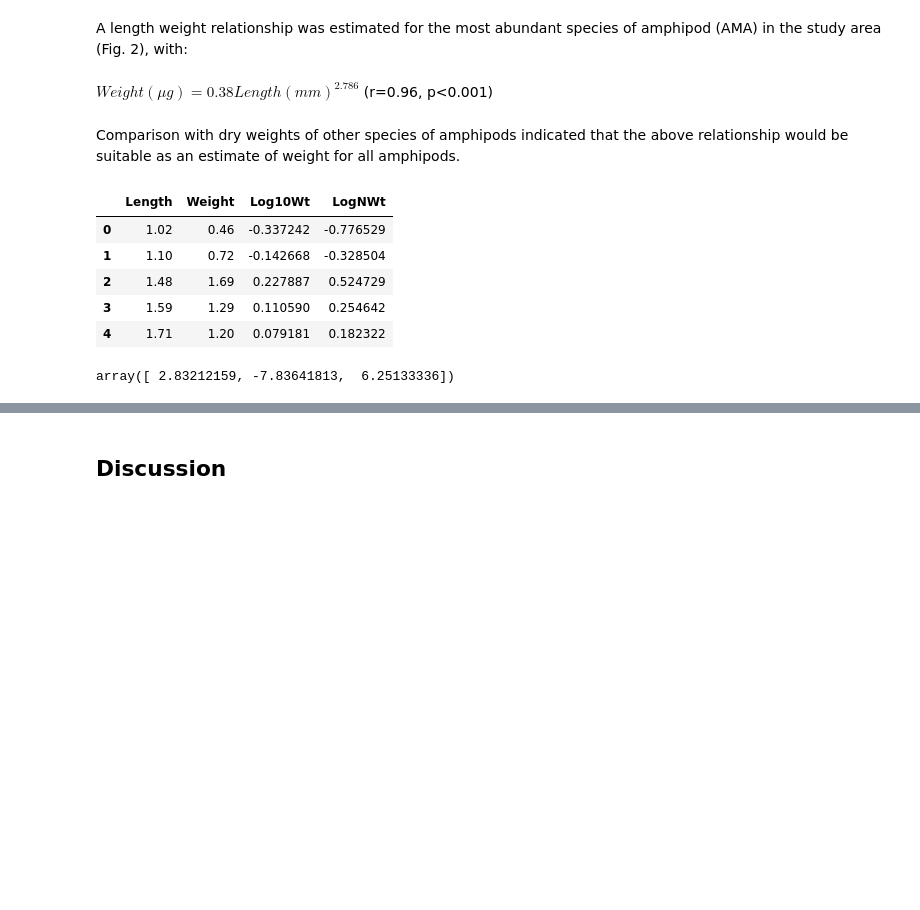
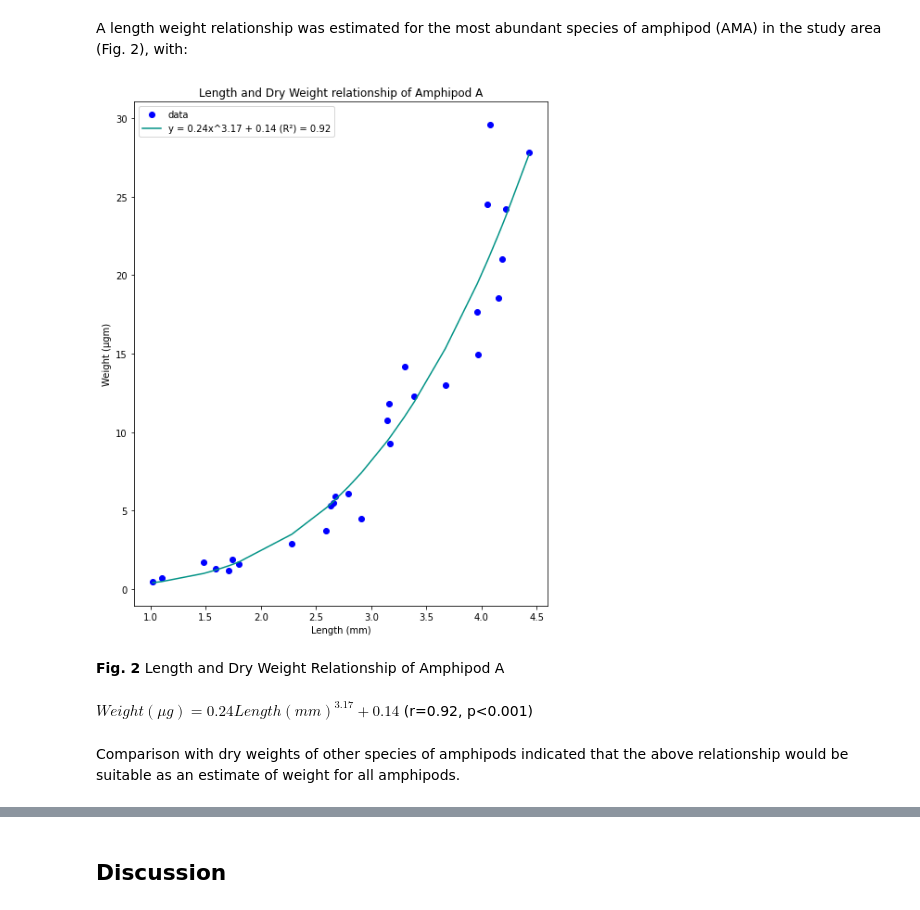
Before and after one commit to rah/optimal-size-selection, a Jupyter notebook: ipython/03. General Diet and Ontogenetic Changes in Diet.ipynb, the cells around one changed output, grey strips where cells are left out. Saved outputs shown, nothing was run; the diff lists cells and outputs as text; code cells hidden in the pictures; blank space fills up the shorter version.

Commit message:
AMA Length Weight Relationship

```diff
--- a/ipython/03. General Diet and Ontogenetic Changes in Diet.ipynb
+++ b/ipython/03. General Diet and Ontogenetic Changes in Diet.ipynb
@@ -50,32 +50,45 @@ Nematodes      | 0.19               | 0.96
 <center><b>Table 2:</b> Average dry weight and length of selected prey items.</center>
 # %% [markdown]
 A length weight relationship was estimated for the most abundant species of amphipod (AMA) in the study area (Fig. 2), with:
+# %%
+import pandas as pd
+import numpy as np
+from scipy.optimize import curve_fit
+from sklearn.metrics import r2_score
+import matplotlib.pyplot as plt
+
+# ama_length_weight = pd.DataFrame(pd.read_csv('../data/AMA_Length_Weight.csv'))
+ama_length_weight = pd.read_csv('../data/AMA_Length_Weight.csv')
+
+# Define a function to fit the data to an exponential curve
+def func_exp(x, a, b, c):
+    return a * x ** b + c
+
+def exponential_fit(x, y):
+    popt, pcov = curve_fit(func_exp, x, y)
+    fitted_eqn = "y = " + str(round(popt[0], 2)) + "x^" + str(round(popt[1], 2)) + " + " + str(round(popt[2], 2))
+
+    R2score = r2_score(y, func_exp(x, *popt))
+
+    fig = plt.figure(figsize=(8, 10))
+    plt.title("Length and Dry Weight relationship of Amphipod A")
+    plt.plot(x, y, 'o', color='blue', label='data')
+    plt.plot(x, func_exp(x, *popt), color='xkcd:teal', label = f"{fitted_eqn} (R²) = {R2score:.2f}" )
+    plt.xlabel("Length (mm)")
+    plt.ylabel("Weight (\u00B5gm)")
+    plt.legend()
+
+    plt.show()
+
+    return func_exp(x, *popt)
+
+values = exponential_fit(ama_length_weight['Length'], ama_length_weight['Weight'])
+# %% [output]
+[figure, added]
+# %% [markdown]
+
+<b>Fig. 2</b> Length and Dry Weight Relationship of Amphipod A
 # %% [markdown]
-$Weight(\mu g) = 0.38Length(mm)^{2.786} $ (r=0.96, p&lt;0.001)
+$Weight(\mu g) = 0.24Length(mm)^{3.17} + 0.14 $ (r=0.92, p&lt;0.001)
 # %% [markdown]
 Comparison with dry weights of other species of amphipods indicated that the above relationship would be suitable as an estimate of weight for all amphipods.
-# %%
-import pandas as pd
-import numpy as np
-
-# ama_length_weight = pd.DataFrame(pd.read_csv('../data/AMA_Length_Weight.csv'))
-ama_length_weight = pd.read_csv('../data/AMA_Length_Weight.csv')
-
-# Add columns of the log10 and natural log to dataframe
-ama_length_weight['Log10Wt'] = np.log10(ama_length_weight['Weight'])
-ama_length_weight['LogNWt'] = np.log(ama_length_weight['Weight'])
-ama_length_weight.head()
-# %% [output]
-|  | Length | Weight | Log10Wt | LogNWt |
-| 0 | 1.02 | 0.46 | -0.337242 | -0.776529 |
-| 1 | 1.10 | 0.72 | -0.142668 | -0.328504 |
-| 2 | 1.48 | 1.69 | 0.227887 | 0.524729 |
-| 3 | 1.59 | 1.29 | 0.110590 | 0.254642 |
-| 4 | 1.71 | 1.20 | 0.079181 | 0.182322 |
-# %%
-
-d = np.polyfit(ama_length_weight['Length'], ama_length_weight['Weight'], 2)
-
-d
-# %% [output]
-array([ 2.83212159, -7.83641813,  6.25133336])
```
Also changed, not shown: parts of 3 cells of this notebook.
